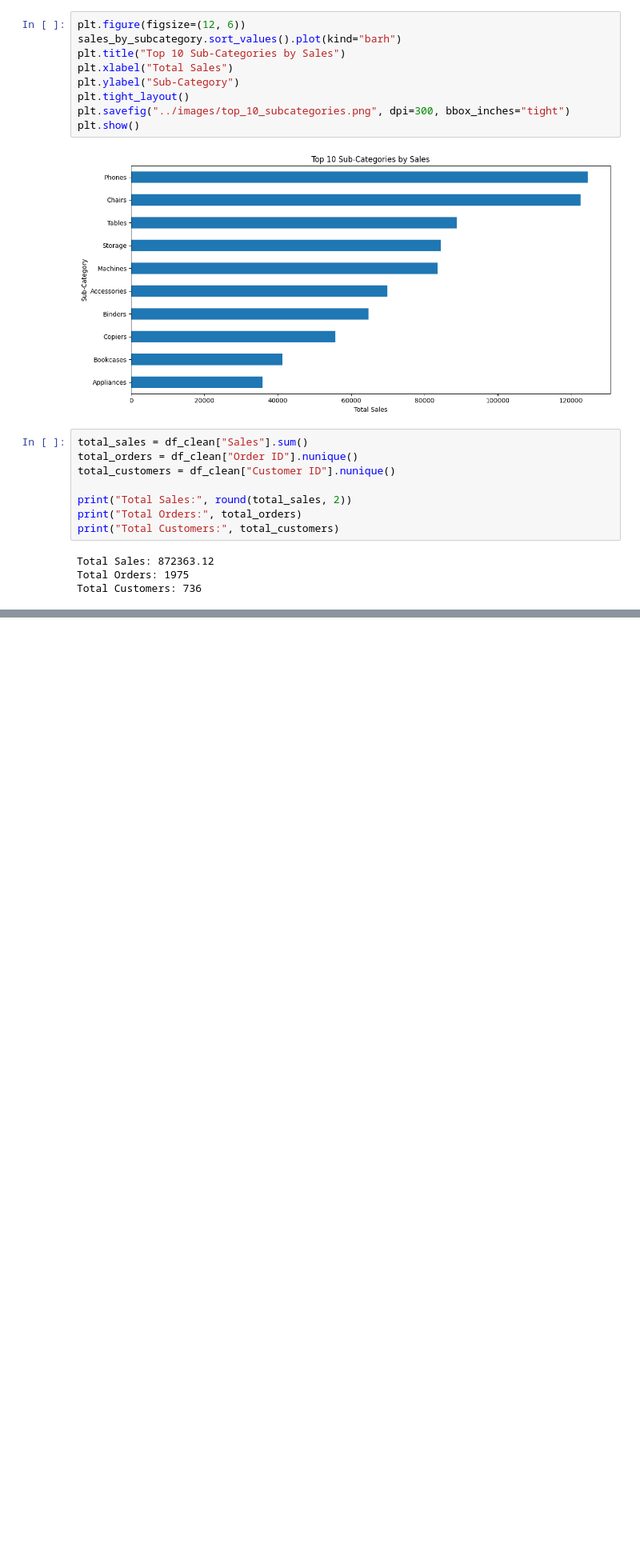
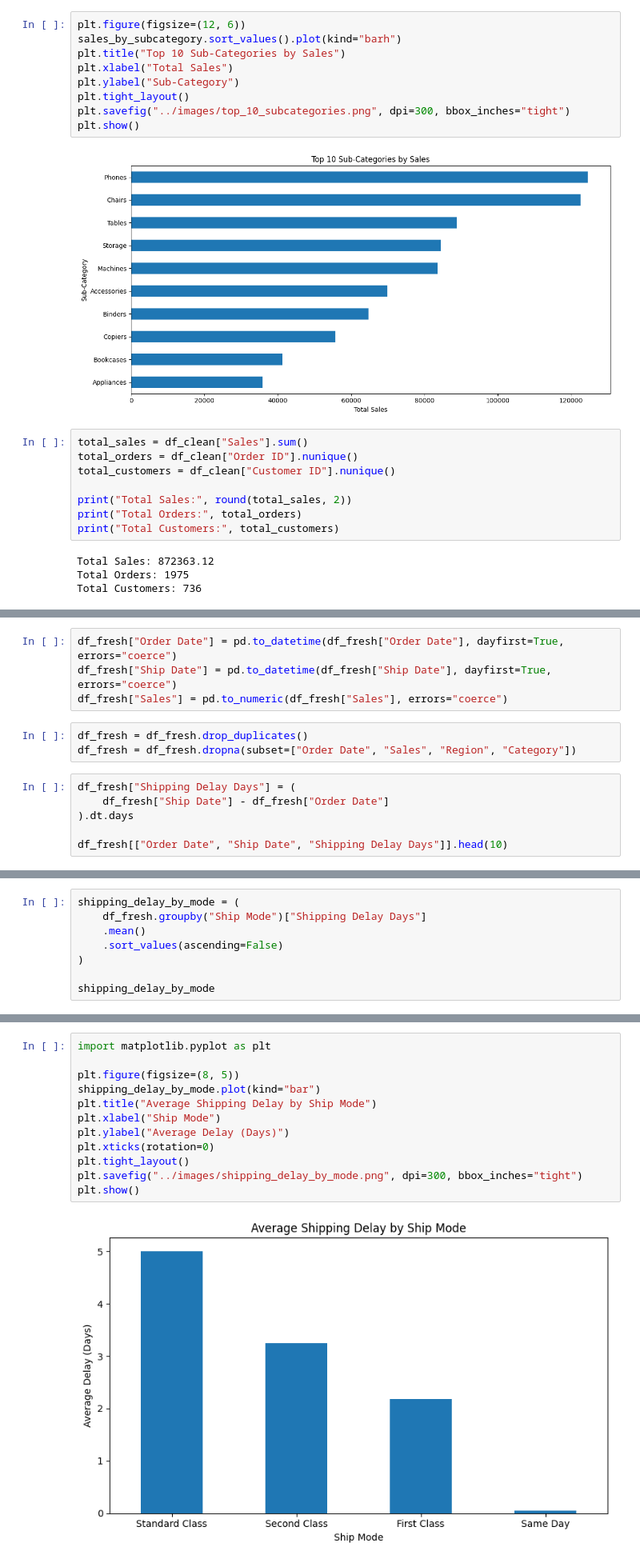
Before and after one commit to ahmd-byte/sales-perfomance-analysis, a Jupyter notebook: notebooks/sales_analysis.ipynb, the cells around one changed output, grey strips where cells are left out. Shown at 80% size. Saved outputs shown, nothing was run; the diff lists cells and outputs as text; blank space fills up the shorter version.

```diff
--- a/notebooks/sales_analysis.ipynb
+++ b/notebooks/sales_analysis.ipynb
@@ -269,0 +399,13 @@ Total Customers: 736
+# %%
+df_fresh["Order Date"] = pd.to_datetime(df_fresh["Order Date"], dayfirst=True, errors="coerce")
+df_fresh["Ship Date"] = pd.to_datetime(df_fresh["Ship Date"], dayfirst=True, errors="coerce")
+df_fresh["Sales"] = pd.to_numeric(df_fresh["Sales"], errors="coerce")
+# %%
+df_fresh = df_fresh.drop_duplicates()
+df_fresh = df_fresh.dropna(subset=["Order Date", "Sales", "Region", "Category"])
+# %%
+df_fresh["Shipping Delay Days"] = (
+    df_fresh["Ship Date"] - df_fresh["Order Date"]
+).dt.days
+
+df_fresh[["Order Date", "Ship Date", "Shipping Delay Days"]].head(10)
@@ -269,0 +436,8 @@ Total Customers: 736
+# %%
+shipping_delay_by_mode = (
+    df_fresh.groupby("Ship Mode")["Shipping Delay Days"]
+    .mean()
+    .sort_values(ascending=False)
+)
+
+shipping_delay_by_mode
@@ -269,0 +451,14 @@ Total Customers: 736
+# %%
+import matplotlib.pyplot as plt
+
+plt.figure(figsize=(8, 5))
+shipping_delay_by_mode.plot(kind="bar")
+plt.title("Average Shipping Delay by Ship Mode")
+plt.xlabel("Ship Mode")
+plt.ylabel("Average Delay (Days)")
+plt.xticks(rotation=0)
+plt.tight_layout()
+plt.savefig("../images/shipping_delay_by_mode.png", dpi=300, bbox_inches="tight")
+plt.show()
+# %% [output]
+[figure, added]
```
Also changed, not shown: parts of 14 cells of this notebook, 6 other files.
